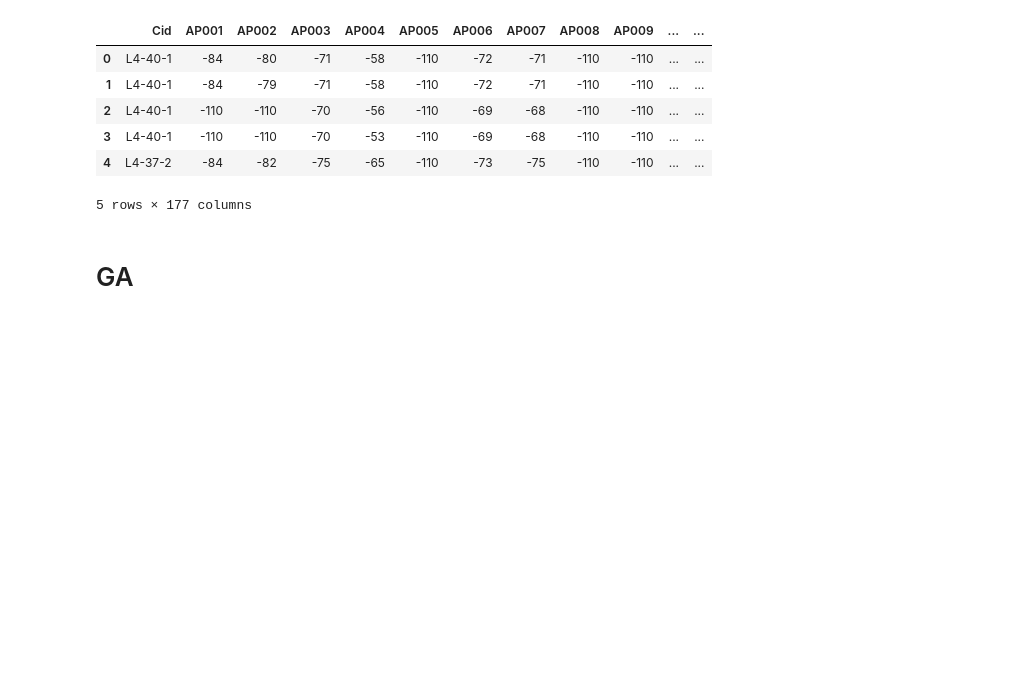
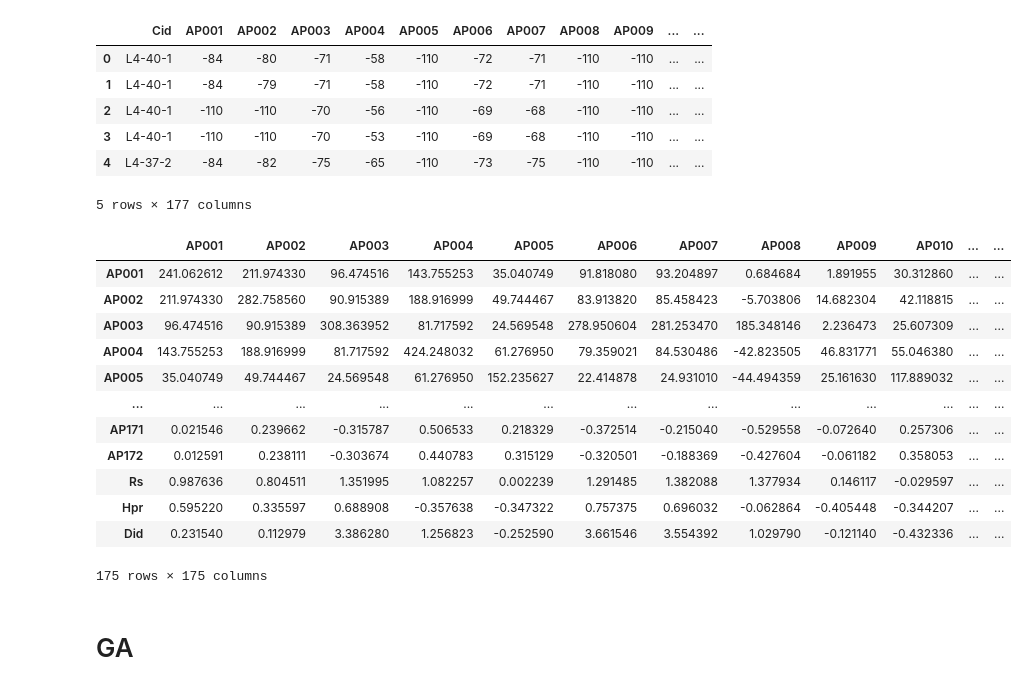
Before and after one commit to hmda77/Ensemble-Indoor-Loc, a Jupyter notebook: Boosting_Algorithm/Genetic Algorithm Hyperparameters Tuning/Simple_GA_Implementation.ipynb, the cells around one changed output. Cells and saved outputs as stored; diff of their text form; code cells hidden in the pictures; blank space fills up the shorter version.

```diff
--- a/Boosting_Algorithm/Genetic Algorithm Hyperparameters Tuning/Simple_GA_Implementation.ipynb
+++ b/Boosting_Algorithm/Genetic Algorithm Hyperparameters Tuning/Simple_GA_Implementation.ipynb
@@ -101,6 +101,24 @@ df['Did'] = pd.to_numeric(df['Did'])
 # %%
 data_combined = df.drop('Cid', axis=1).reset_index(drop=True)
 data_combined = data_combined.drop('Ts', axis=1)
+# %%
+covariance_matrix = data_combined.cov()
+# %%
+covariance_matrix
+# %% [output]
+|  | AP001 | AP002 | AP003 | AP004 | AP005 | AP006 | AP007 | AP008 | AP009 | AP010 | ... | ... |
+| AP001 | 241.062612 | 211.974330 | 96.474516 | 143.755253 | 35.040749 | 91.818080 | 93.204897 | 0.684684 | 1.891955 | 30.312860 | ... | ... |
+| AP002 | 211.974330 | 282.758560 | 90.915389 | 188.916999 | 49.744467 | 83.913820 | 85.458423 | -5.703806 | 14.682304 | 42.118815 | ... | ... |
+| AP003 | 96.474516 | 90.915389 | 308.363952 | 81.717592 | 24.569548 | 278.950604 | 281.253470 | 185.348146 | 2.236473 | 25.607309 | ... | ... |
+| AP004 | 143.755253 | 188.916999 | 81.717592 | 424.248032 | 61.276950 | 79.359021 | 84.530486 | -42.823505 | 46.831771 | 55.046380 | ... | ... |
+| AP005 | 35.040749 | 49.744467 | 24.569548 | 61.276950 | 152.235627 | 22.414878 | 24.931010 | -44.494359 | 25.161630 | 117.889032 | ... | ... |
+| ... | ... | ... | ... | ... | ... | ... | ... | ... | ... | ... | ... | ... |
+| AP171 | 0.021546 | 0.239662 | -0.315787 | 0.506533 | 0.218329 | -0.372514 | -0.215040 | -0.529558 | -0.072640 | 0.257306 | ... | ... |
+| AP172 | 0.012591 | 0.238111 | -0.303674 | 0.440783 | 0.315129 | -0.320501 | -0.188369 | -0.427604 | -0.061182 | 0.358053 | ... | ... |
+| Rs | 0.987636 | 0.804511 | 1.351995 | 1.082257 | 0.002239 | 1.291485 | 1.382088 | 1.377934 | 0.146117 | -0.029597 | ... | ... |
+| Hpr | 0.595220 | 0.335597 | 0.688908 | -0.357638 | -0.347322 | 0.757375 | 0.696032 | -0.062864 | -0.405448 | -0.344207 | ... | ... |
+| Did | 0.231540 | 0.112979 | 3.386280 | 1.256823 | -0.252590 | 3.661546 | 3.554392 | 1.029790 | -0.121140 | -0.432336 | ... | ... |
+175 rows × 175 columns
 # %% [markdown]
 # GA
 # %% [markdown]
```
